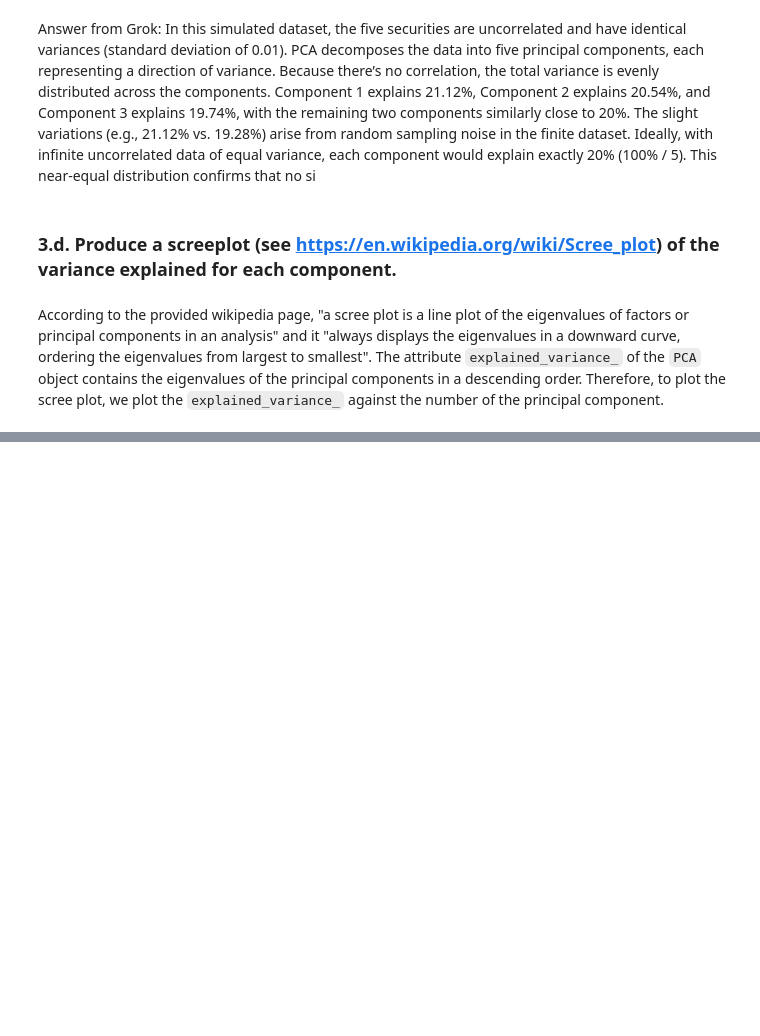
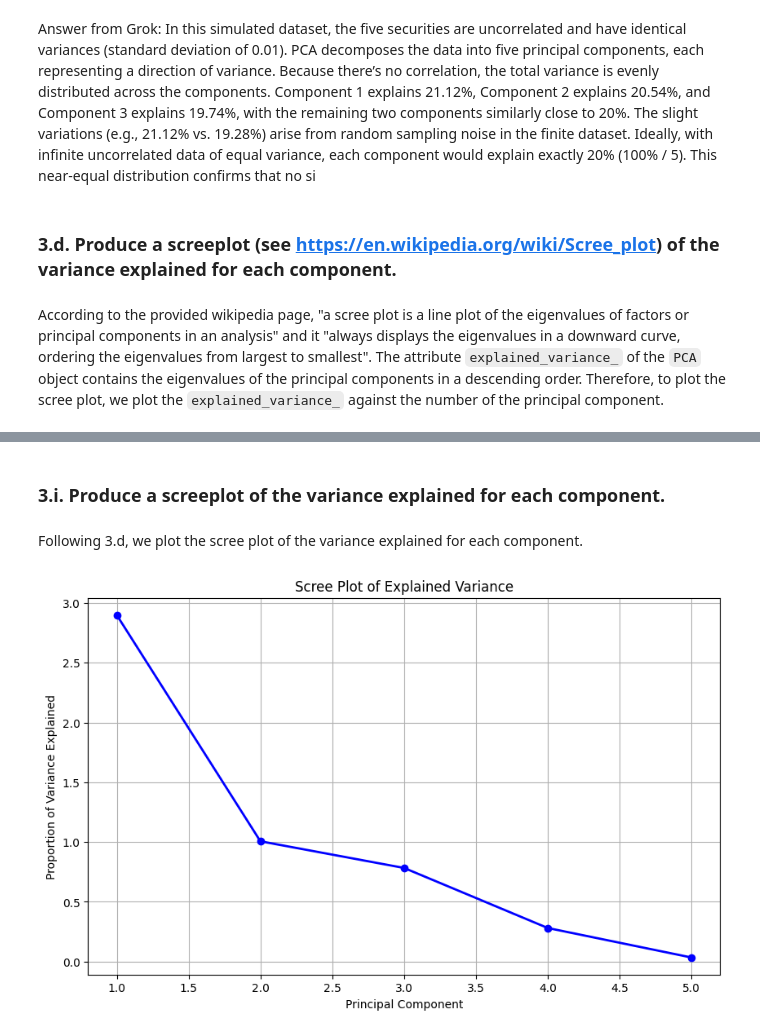
Before and after one commit to henriquemenegaz/wqu-fd-gw, a Jupyter notebook: GW1/task3.ipynb, the cells around one changed output, grey strips where cells are left out. Drawn from its saved outputs; the diff is of its cells as text; code cells hidden in the pictures; blank space fills up the shorter version.

```diff
--- a/GW1/task3.ipynb
+++ b/GW1/task3.ipynb
@@ -113,0 +208,6 @@ plt.show()
+# %%
+# Calculate daily yield changes and drop the first row with missing values
+yield_changes2 = yields.diff().dropna()
+
+# Display the first few rows of yield changes
+yield_changes2.head()
@@ -113,0 +225,7 @@ plt.show()
+# %%
+# Instantiate the scaler
+scaler2 = StandardScaler()
+# Fit and transform the data
+scaled_yield_changes2 = scaler2.fit_transform(yield_changes2)
+print('Scaled yield changes mean: ', scaled_yield_changes2.mean())
+print('Scaled yield changes std: ', scaled_yield_changes2.std())
@@ -113,0 +237,5 @@ plt.show()
+# %%
+# Instantiate the PCA
+pca2 = PCA()
+# Fit the data
+pca_yield_changes2 = pca2.fit(scaled_yield_changes2)
@@ -113,0 +244,13 @@ plt.show()
+# %%
+# Extract explained variance
+explained_variance2 = pca_yield_changes2.explained_variance_
+explained_variance_ratio2 = pca_yield_changes2.explained_variance_ratio_
+
+print('explained_variance2: ', explained_variance2)
+print('explained_variance_ratio2: ', explained_variance_ratio2)
+
+# Percentage of variance explained
+variance_explained_perc2 = explained_variance_ratio2 * 100
+print("Variance explained by each component:")
+for i, var in enumerate(variance_explained_perc2, 1):
+    print(f"Component {i}: {var:.2f}%")
@@ -113,0 +270,15 @@ plt.show()
+# %% [markdown]
+### 3.i. Produce a screeplot of the variance explained for each component.
+# %% [markdown]
+Following 3.d, we plot the scree plot of the variance explained for each component.
+# %%
+# Create scree plot
+plt.figure(figsize=(10, 6))
+plt.plot(range(1, len(explained_variance2) + 1), explained_variance2, 'bo-', linewidth=2)
+plt.title('Scree Plot of Explained Variance')
+plt.xlabel('Principal Component')
+plt.ylabel('Proportion of Variance Explained')
+plt.grid(True)
+plt.show()
+# %% [output]
+[figure, added]
```
Also changed, not shown: parts of 28 cells of this notebook, 3 other files.
